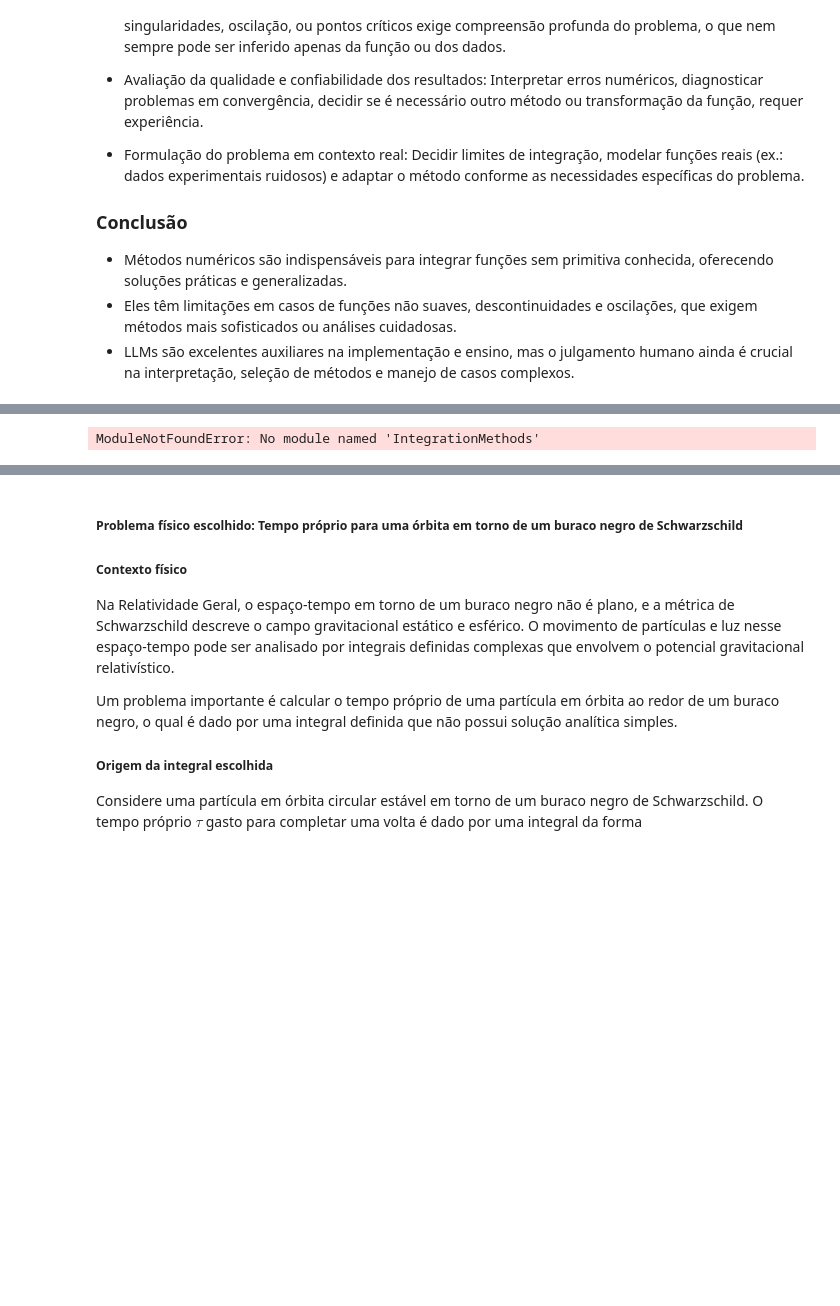
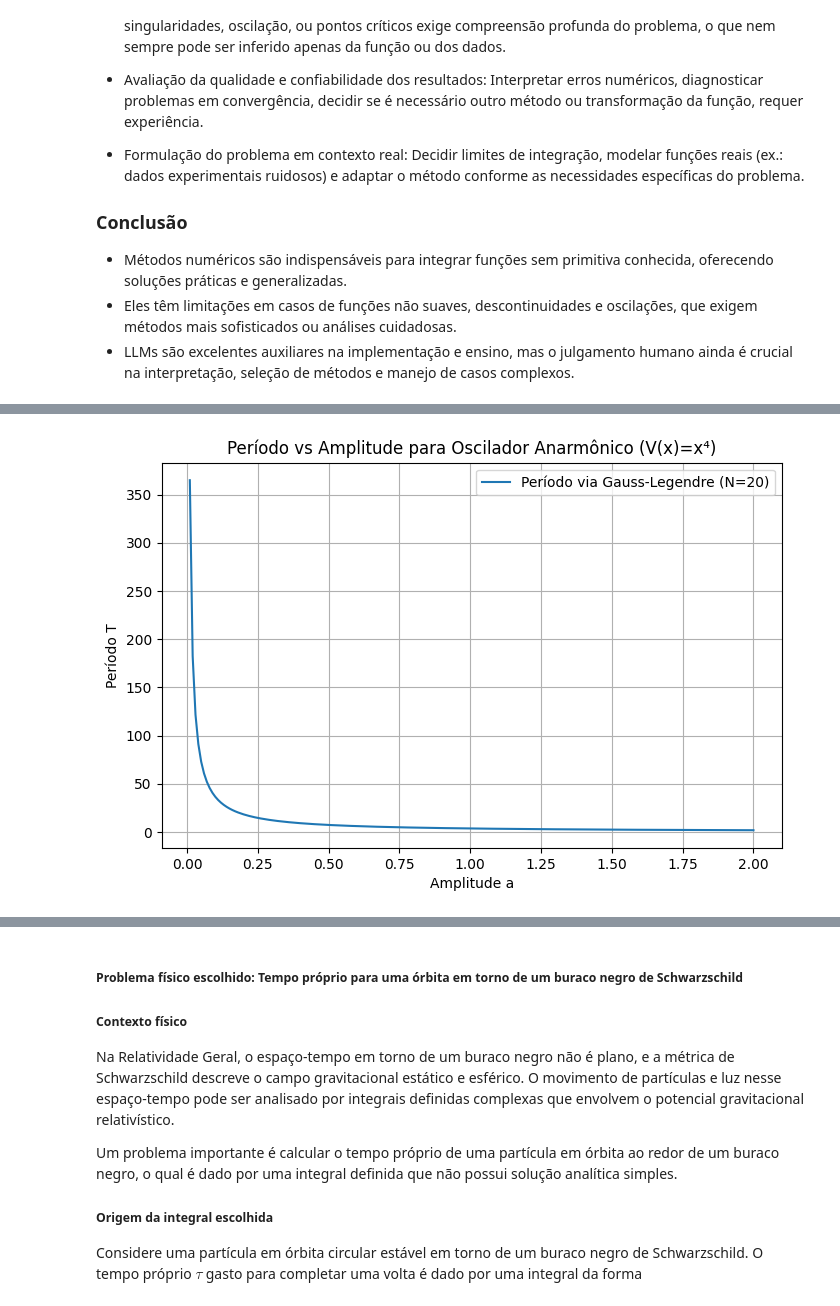
Before and after one commit to gabireisch/av7, a Jupyter notebook: av7.ipynb, the cells around one changed output, grey strips where cells are left out. Cells and saved outputs as stored; diff of their text form; code cells hidden in the pictures; blank space fills up the shorter version.

```diff
--- a/av7.ipynb
+++ b/av7.ipynb
@@ -446,39 +446,41 @@ Porém, alguns desafios para substituir completamente o julgamento humano inclue
 ![alt text](q2.png)
 # %% [markdown]
 ![alt text](ex510.png)
-# %%
-# part a is a pen and paper problem.
-import numpy as np
-import IntegrationMethods as IM
-import matplotlib.pyplot as plt
-###############################################################################
-# part b
-###############################################################################
-def period_of_anharmonic(m, Integral):
-    I = Integral
-    return np.sqrt(8*m)*I
-
-# Integral set up
-Amplitude = np.linspace(0,2,200) # upper boundary of integral
-x,w = IM.GaussianQuadrature().gaussxw(20)
-Time = np.zeros_like(Amplitude)
-m = 1
-# Integration Process
-index = 0
-for a in Amplitude:
-    equation = IM.equation("1/sqrt({0}^4-x^4)".format(a),["x"])
-    I = IM.GaussianQuadrature().apply_integration(equation,0,a,x,w)
-    Time[index] = period_of_anharmonic(m,I)
-    index += 1
-
-plt.plot(Amplitude,Time)
-plt.title("Period v. Amplitude for Anharmonic Oscillator")
-plt.ylabel("Period")
-plt.xlabel("Amplitude")
-plt.show()
-
-# part c is conceptual question
-# %% [output]
-ModuleNotFoundError: No module named 'IntegrationMethods'
 # %% [markdown]
 ![alt text](ex5102.png)
+# %%
+# Função para cálculo do período via quadratura gaussiana.
+def period_of_anharmonic(a, m=1, N=20): #Calcula o período T do oscilador anarmônico com V(x) = x^4, massa m.
+    if a <= 0:
+        return np.nan  # Período indefinido para a=0
+
+    # Raízes e pesos da quadratura de Gauss-Legendre em [-1,1]
+    x_gl, w_gl = np.polynomial.legendre.leggauss(N)
+
+    # Transformação para intervalo [0, a]
+    t = 0.5 * (x_gl + 1) * a
+    w = 0.5 * a * w_gl
+
+    # Função integranda: 1 / sqrt(a^4 - x^4)
+    integrand = 1.0 / np.sqrt(a**4 - t**4)
+
+    I = np.sum(w * integrand)
+    T = np.sqrt(8 * m) * I
+    return T
+
+
+# Cálculo para várias amplitudes
+amplitudes = np.linspace(0.01, 2, 200)  # começa em 0.01 para evitar divisão por zero
+periods = np.array([period_of_anharmonic(a) for a in amplitudes])
+
+# Gráfico
+plt.figure(figsize=(8,5))
+plt.plot(amplitudes, periods, label="Período via Gauss-Legendre (N=20)")
+plt.xlabel("Amplitude a")
+plt.ylabel("Período T")
+plt.title("Período vs Amplitude para Oscilador Anarmônico (V(x)=x⁴)")
+plt.grid(True)
+plt.legend()
+plt.show()
+# %% [output]
+[figure, added]
```
Also changed, not shown: parts of 17 cells of this notebook.
